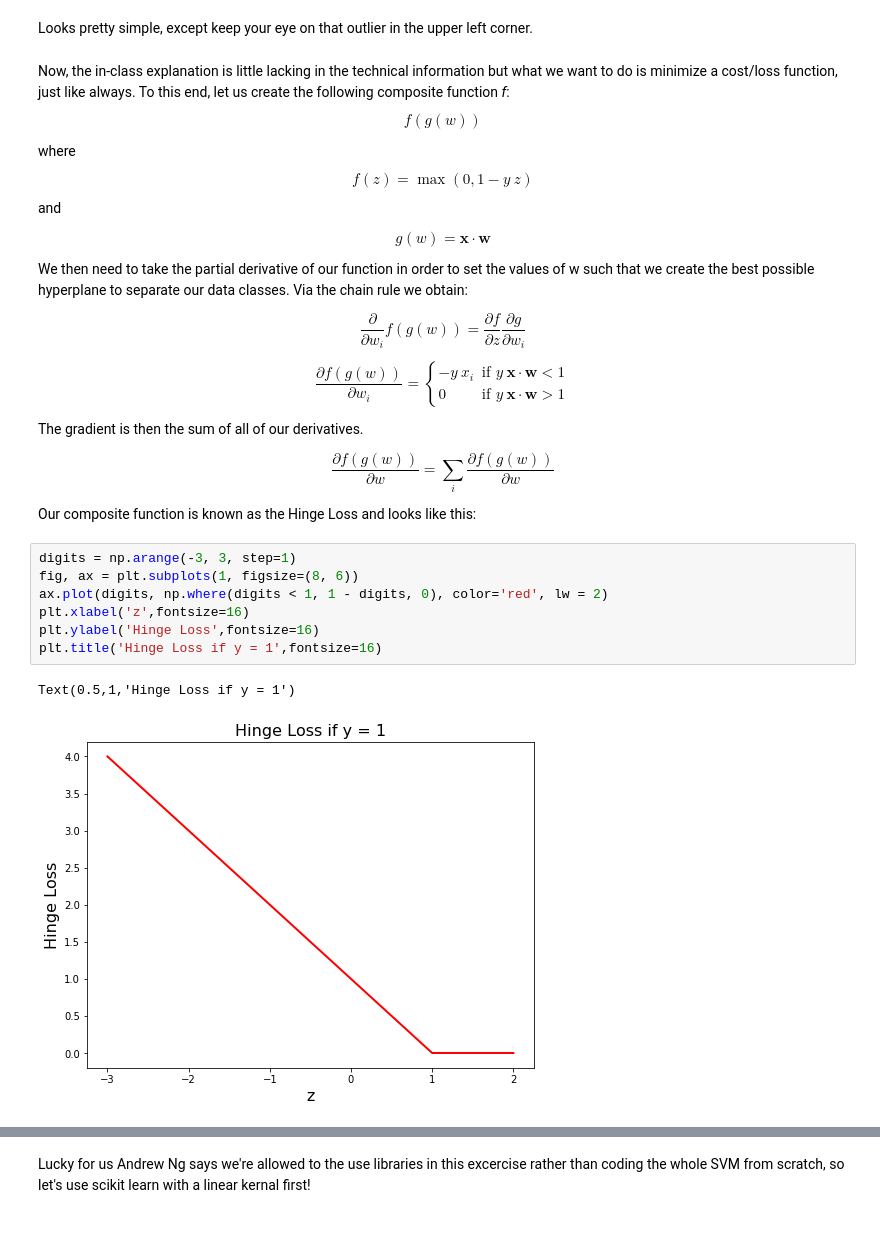
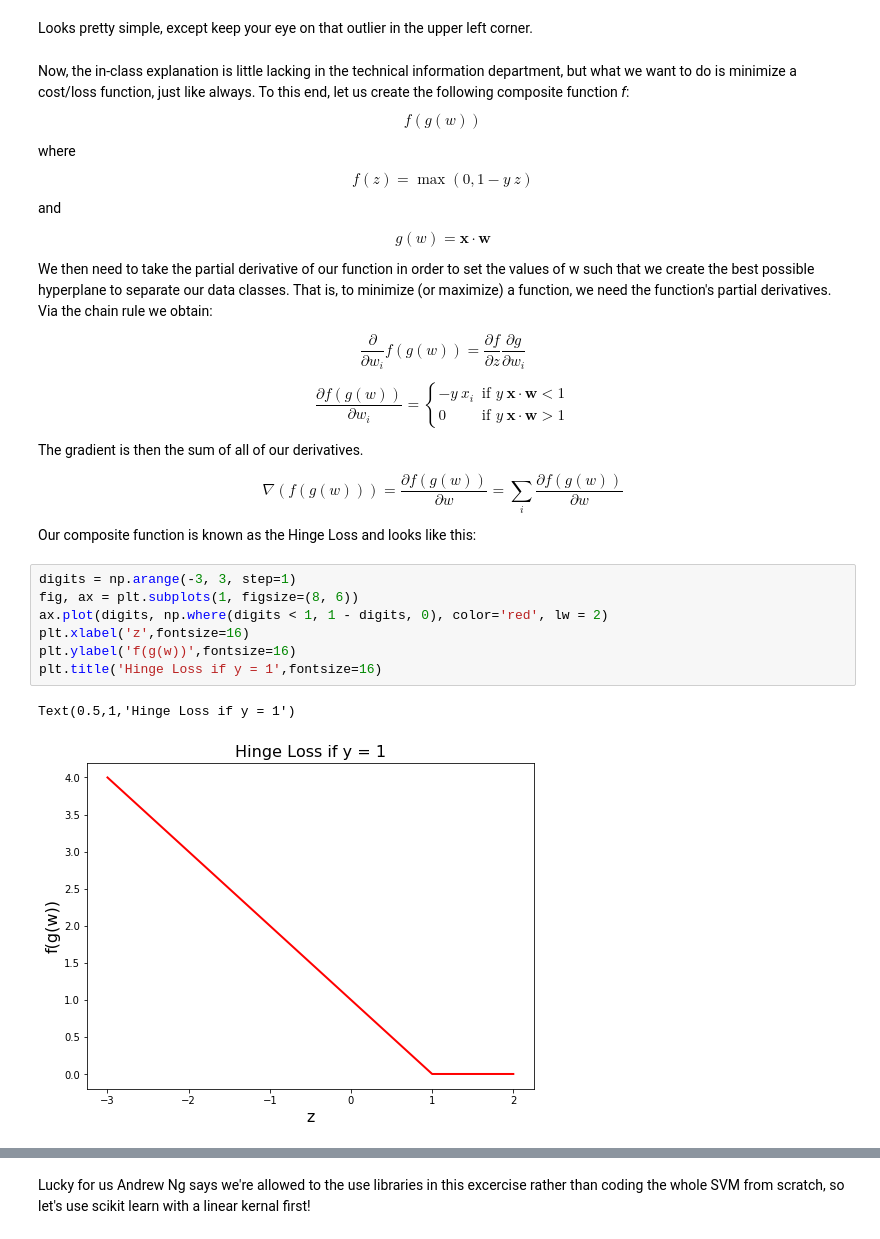
Before and after one commit to LuketheDukeBates/Support-Vector-Machine-Demonstration, a Jupyter notebook: Support Vector Machine Demonstration.ipynb, the cells around one changed output, grey strips where cells are left out. Drawn from its saved outputs; the diff is of its cells as text.

Commit message:
More in-depth explanation and preprocessing code

```diff
--- a/Support Vector Machine Demonstration.ipynb
+++ b/Support Vector Machine Demonstration.ipynb
@@ -61,7 +64,7 @@ plotData(X1, y1)
 # %% [markdown]
 Looks pretty simple, except keep your eye on that outlier in the upper left corner.
 # %% [markdown]
-Now, the in-class explanation is little lacking in the technical information but what we want to do is minimize a cost/loss function, just like always. To this end, let us create the following composite function _f_:
+Now, the in-class explanation is little lacking in the technical information department, but what we want to do is minimize a cost/loss function, just like always. To this end, let us create the following composite function _f_:
 \begin{equation} f(g(w)) \end{equation}
 
 
@@ -71,7 +74,7 @@ and
 
 \begin{equation} g(w)=\mathbf{x}\cdot \mathbf{w} \end{equation}
 
-We then need to take the partial derivative of our function in order to set the values of w such that we create the best possible hyperplane to separate our data classes. Via the chain rule we obtain:
+We then need to take the partial derivative of our function in order to set the values of w such that we create the best possible hyperplane to separate our data classes. That is, to minimize (or maximize) a function, we need the function's partial derivatives. Via the chain rule we obtain:
 
 \begin{equation} \frac{\partial}{\partial w_i} f(g(w))=\frac{\partial f}{\partial z} \frac{\partial g}{\partial w_i} \end{equation}
 
@@ -85,20 +88,20 @@ We then need to take the partial derivative of our function in order to set the
 The gradient is then the sum of all of our derivatives.
 
 \begin{equation}
-\frac{\partial{f(g(w))}}{\partial{w}}=\sum_i{\frac{\partial{f(g(w))}}{\partial w}}
+ \nabla (f(g(w)))= \frac{\partial{f(g(w))}}{\partial{w}}=\sum_i{\frac{\partial{f(g(w))}}{\partial w}}
 \end{equation}
 
 Our composite function is known as the Hinge Loss and looks like this:
 # %%
 digits = np.arange(-3, 3, step=1)
 fig, ax = plt.subplots(1, figsize=(8, 6))
 ax.plot(digits, np.where(digits < 1, 1 - digits, 0), color='red', lw = 2)
 plt.xlabel('z',fontsize=16)
-plt.ylabel('Hinge Loss',fontsize=16)
+plt.ylabel('f(g(w))',fontsize=16)
 plt.title('Hinge Loss if y = 1',fontsize=16)
 # %% [output]
 Text(0.5,1,'Hinge Loss if y = 1')
-[figure, old version]
+[figure, new version]
 # %%
 fig, ax = plt.subplots(1, figsize=(8,6))
 ax.plot(digits, np.where(digits > -1, 1 + digits, 0), color='red', lw = 2)
```
Also changed, not shown: parts of 52 cells of this notebook, 5 other files.
